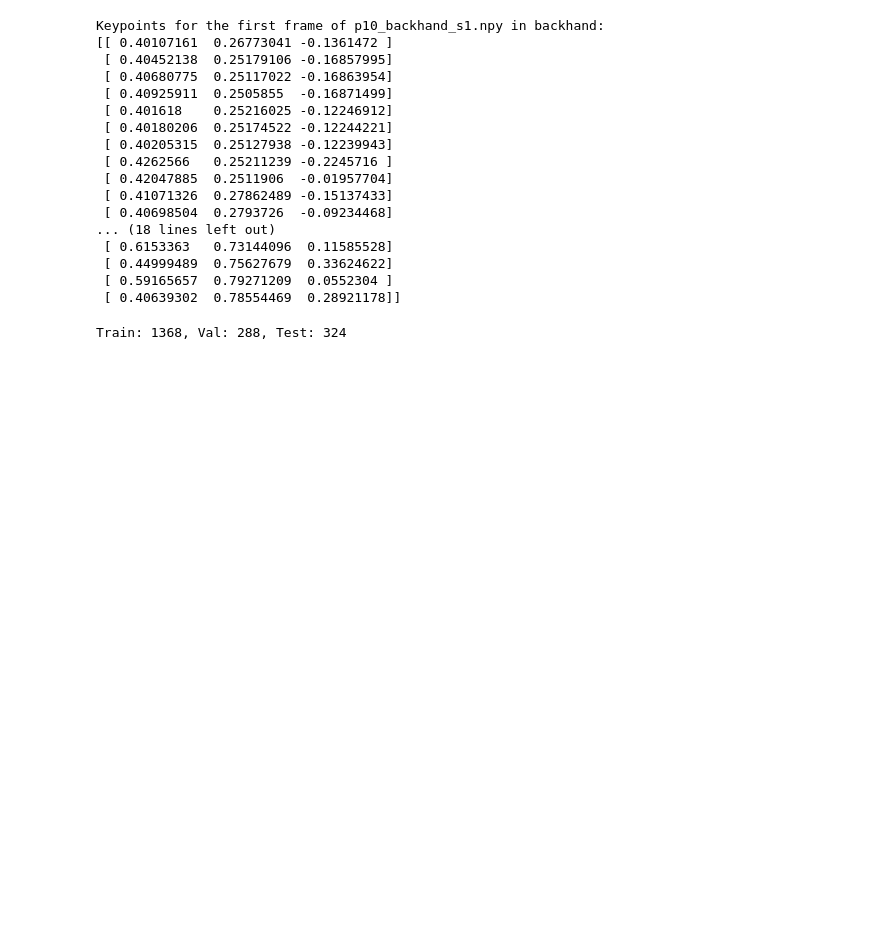
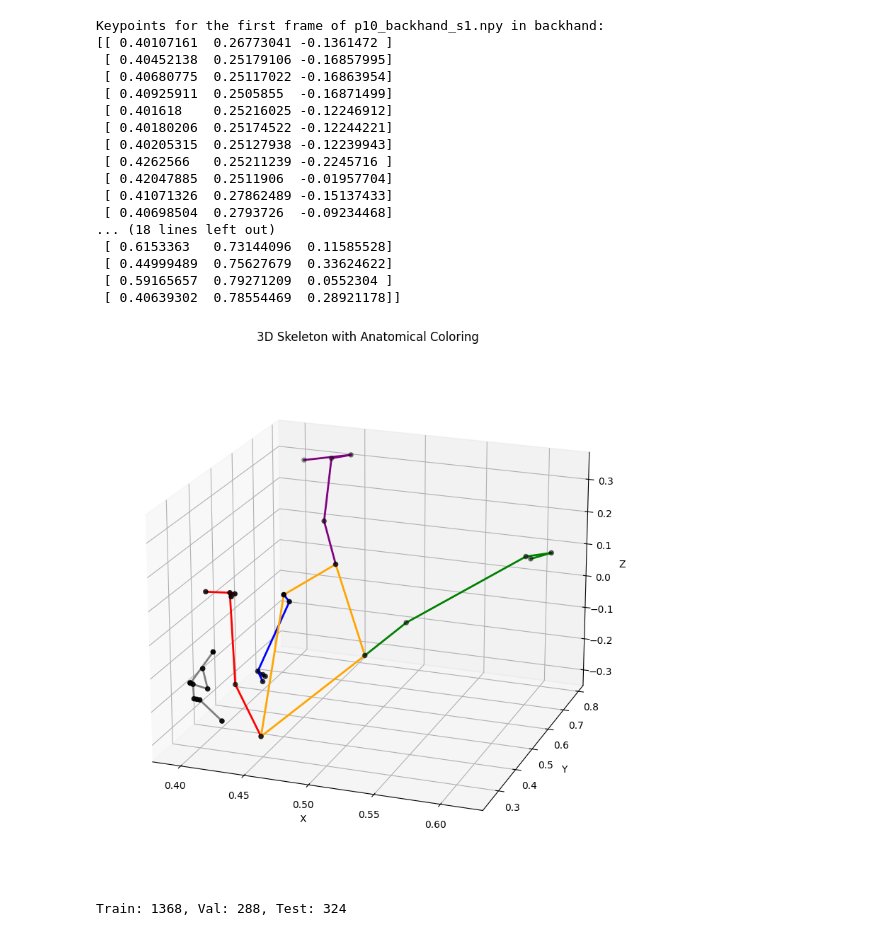
Before and after one commit to LeoDinga/DL_Project, a Jupyter notebook: Project_DL_3.ipynb, the cells around one changed output. Drawn from its saved outputs; the diff is of its cells as text; code cells hidden in the pictures; blank space fills up the shorter version.

```diff
--- a/Project_DL_3.ipynb
+++ b/Project_DL_3.ipynb
@@ -355,6 +355,96 @@ Keypoints for the first frame of p10_backhand_s1.npy in backhand:
  [ 0.44999489  0.75627679  0.33624622]
  [ 0.59165657  0.79271209  0.0552304 ]
  [ 0.40639302  0.78554469  0.28921178]]
+# %%
+import numpy as np
+import matplotlib.pyplot as plt
+from mpl_toolkits.mplot3d import Axes3D
+
+# Replace this with your actual 33-point 3D coordinates
+points = np.array(np.array([
+    [0.40107161, 0.26773041, -0.1361472],
+    [0.40452138, 0.25179106, -0.16857995],
+    [0.40680775, 0.25117022, -0.16863954],
+    [0.40925911, 0.2505855, -0.16871499],
+    [0.401618, 0.25216025, -0.12246912],
+    [0.40180206, 0.25174522, -0.12244221],
+    [0.40205315, 0.25127938, -0.12239943],
+    [0.4262566, 0.25211239, -0.2245716],
+    [0.42047885, 0.2511906, -0.01957704],
+    [0.41071326, 0.27862489, -0.15137433],
+    [0.40698504, 0.2793726, -0.09234468],
+    [0.44507498, 0.32130033, -0.30374941],
+    [0.46708435, 0.30520844, 0.14294292],
+    [0.40911984, 0.41436538, -0.21839598],
+    [0.45691833, 0.39352268, 0.07012536],
+    [0.41078439, 0.3871963, 0.07851189],
+    [0.43100077, 0.39393875, -0.15421526],
+    [0.39377794, 0.37400714, 0.08059756],
+    [0.43291697, 0.40655905, -0.17111532],
+    [0.41486406, 0.36991456, 0.07793377],
+    [0.43405467, 0.3985025, -0.187135],
+    [0.41752219, 0.37136197, 0.08680099],
+    [0.43634716, 0.39747527, -0.16931309],
+    [0.49870458, 0.50713253, -0.13605578],
+    [0.47672436, 0.50056452, 0.13585661],
+    [0.51153362, 0.64614028, -0.10500803],
+    [0.44965556, 0.61531532, 0.19803588],
+    [0.59582901, 0.72741807, 0.09771351],
+    [0.43655205, 0.73925054, 0.32789406],
+    [0.6153363, 0.73144096, 0.11585528],
+    [0.44999489, 0.75627679, 0.33624622],
+    [0.59165657, 0.79271209, 0.0552304],
+    [0.40639302, 0.78554469, 0.28921178],
+]))
+
+# Anatomical connections
+anatomical_connections = {
+    'head': [
+        (0, 1), (1, 2), (2, 3),
+        (0, 4), (4, 5), (5, 6),
+        (3, 7), (6, 8),
+        (0, 9), (9, 10)
+    ],
+    'left_arm': [(11, 13), (13, 15), (15, 17), (15, 19), (15, 21)],
+    'right_arm': [(12, 14), (14, 16), (16, 18), (16, 20), (16, 22)],
+    'torso': [(11, 12), (23, 24), (11, 23), (12, 24)],
+    'left_leg': [(23, 25), (25, 27), (27, 29), (29, 31)],
+    'right_leg': [(24, 26), (26, 28), (28, 30), (30, 32)],
+}
+
+# Color coding
+colors = {
+    'head': 'gray',
+    'left_arm': 'red',
+    'right_arm': 'blue',
+    'torso': 'orange',
+    'left_leg': 'green',
+    'right_leg': 'purple',
+}
+
+# Plot
+fig = plt.figure(figsize=(10, 8))
+ax = fig.add_subplot(111, projection='3d')
+ax.scatter(points[:, 0], points[:, 1], points[:, 2], c='black', s=20)
+
+for part, connections in anatomical_connections.items():
+    for i, j in connections:
+        ax.plot(
+            [points[i, 0], points[j, 0]],
+            [points[i, 1], points[j, 1]],
+            [points[i, 2], points[j, 2]],
+            color=colors[part], linewidth=2
+        )
+
+ax.set_xlabel('X')
+ax.set_ylabel('Y')
+ax.set_zlabel('Z')
+ax.set_title('3D Skeleton with Anatomical Coloring')
+ax.view_init(elev=20, azim=-70)
+plt.tight_layout()
+plt.show()
+# %% [output]
+[figure, added]
 # %%
 from collections import defaultdict
 from sklearn.model_selection import train_test_split
```
